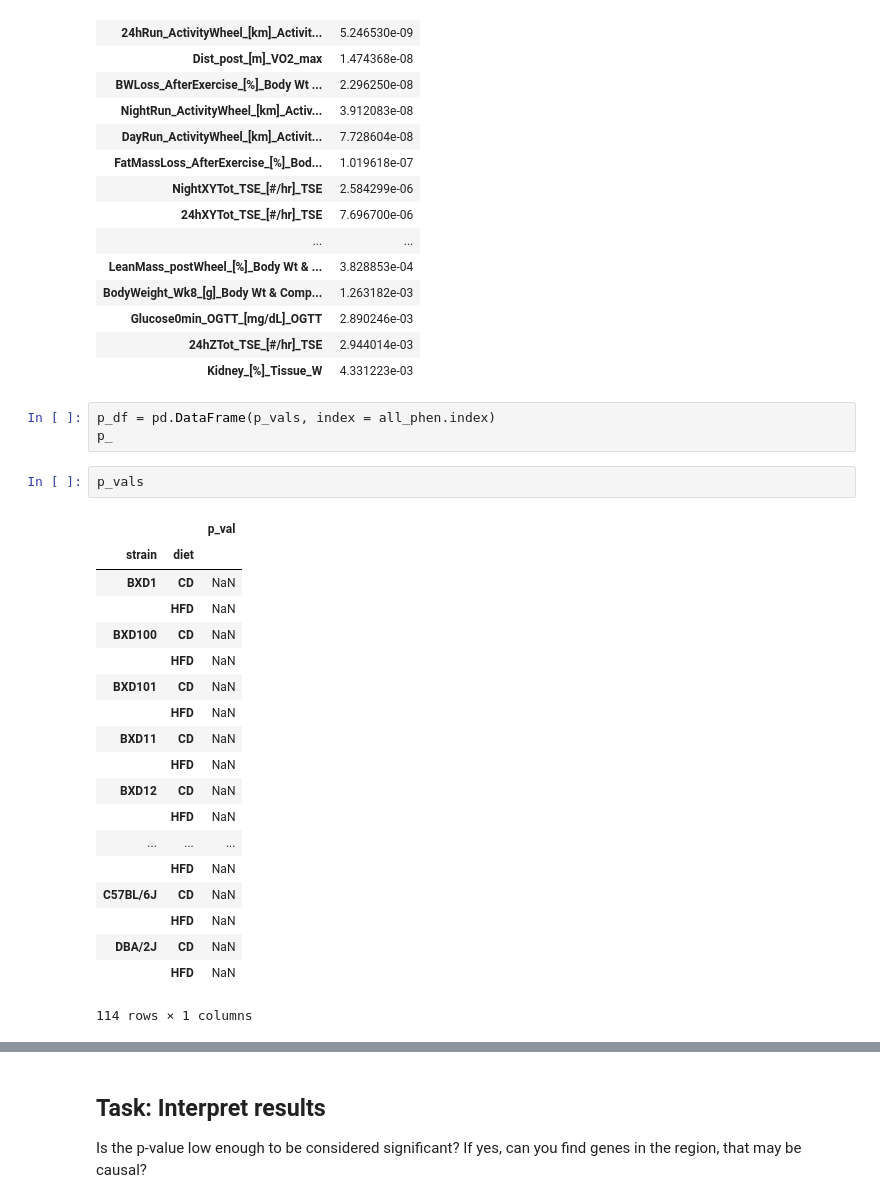
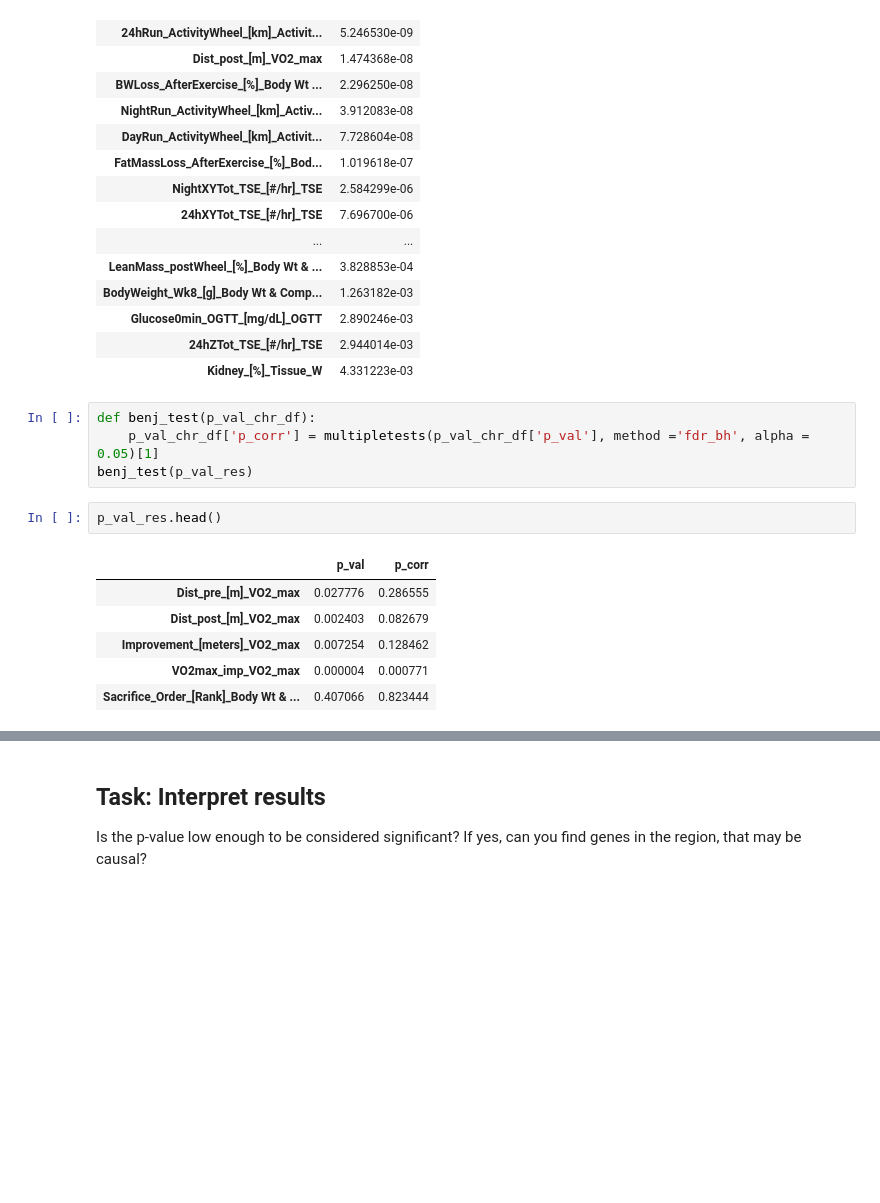
Before and after one commit to Osrip/Integrated_Bioinformatics, a Jupyter notebook: IntegratedBioinformatics/notebooks/Day4_GWAS_Quantitative.ipynb, the cells around one changed output, grey strips where cells are left out. Saved outputs shown, nothing was run; the diff lists cells and outputs as text; blank space fills up the shorter version.

```diff
--- a/IntegratedBioinformatics/notebooks/Day4_GWAS_Quantitative.ipynb
+++ b/IntegratedBioinformatics/notebooks/Day4_GWAS_Quantitative.ipynb
@@ -388,28 +391,16 @@ p_vals.sort_values(by = 'p_val', ascending = True).iloc[0:20,:]
 | Glucose0min_OGTT_[mg/dL]_OGTT | 2.890246e-03 |
 | 24hZTot_TSE_[#/hr]_TSE | 2.944014e-03 |
 | Kidney_[%]_Tissue_W | 4.331223e-03 |
-# %%
-p_df = pd.DataFrame(p_vals, index = all_phen.index)
-p_
-# %%
-p_vals
-# %% [output]
-|  |  | p_val |
-| strain | diet |  |
-| BXD1 | CD | NaN |
-|  | HFD | NaN |
-| BXD100 | CD | NaN |
-|  | HFD | NaN |
-| BXD101 | CD | NaN |
-|  | HFD | NaN |
-| BXD11 | CD | NaN |
-|  | HFD | NaN |
-| BXD12 | CD | NaN |
-|  | HFD | NaN |
-| ... | ... | ... |
-|  | HFD | NaN |
-| C57BL/6J | CD | NaN |
-|  | HFD | NaN |
-| DBA/2J | CD | NaN |
-|  | HFD | NaN |
-114 rows × 1 columns
+# %%
+def benj_test(p_val_chr_df):
+    p_val_chr_df['p_corr'] = multipletests(p_val_chr_df['p_val'], method ='fdr_bh', alpha = 0.05)[1]
+benj_test(p_val_res)
+# %%
+p_val_res.head()
+# %% [output]
+|  | p_val | p_corr |
+| Dist_pre_[m]_VO2_max | 0.027776 | 0.286555 |
+| Dist_post_[m]_VO2_max | 0.002403 | 0.082679 |
+| Improvement_[meters]_VO2_max | 0.007254 | 0.128462 |
+| VO2max_imp_VO2_max | 0.000004 | 0.000771 |
+| Sacrifice_Order_[Rank]_Body Wt & ... | 0.407066 | 0.823444 |
```
Also changed, not shown: parts of 6 cells of this notebook.
